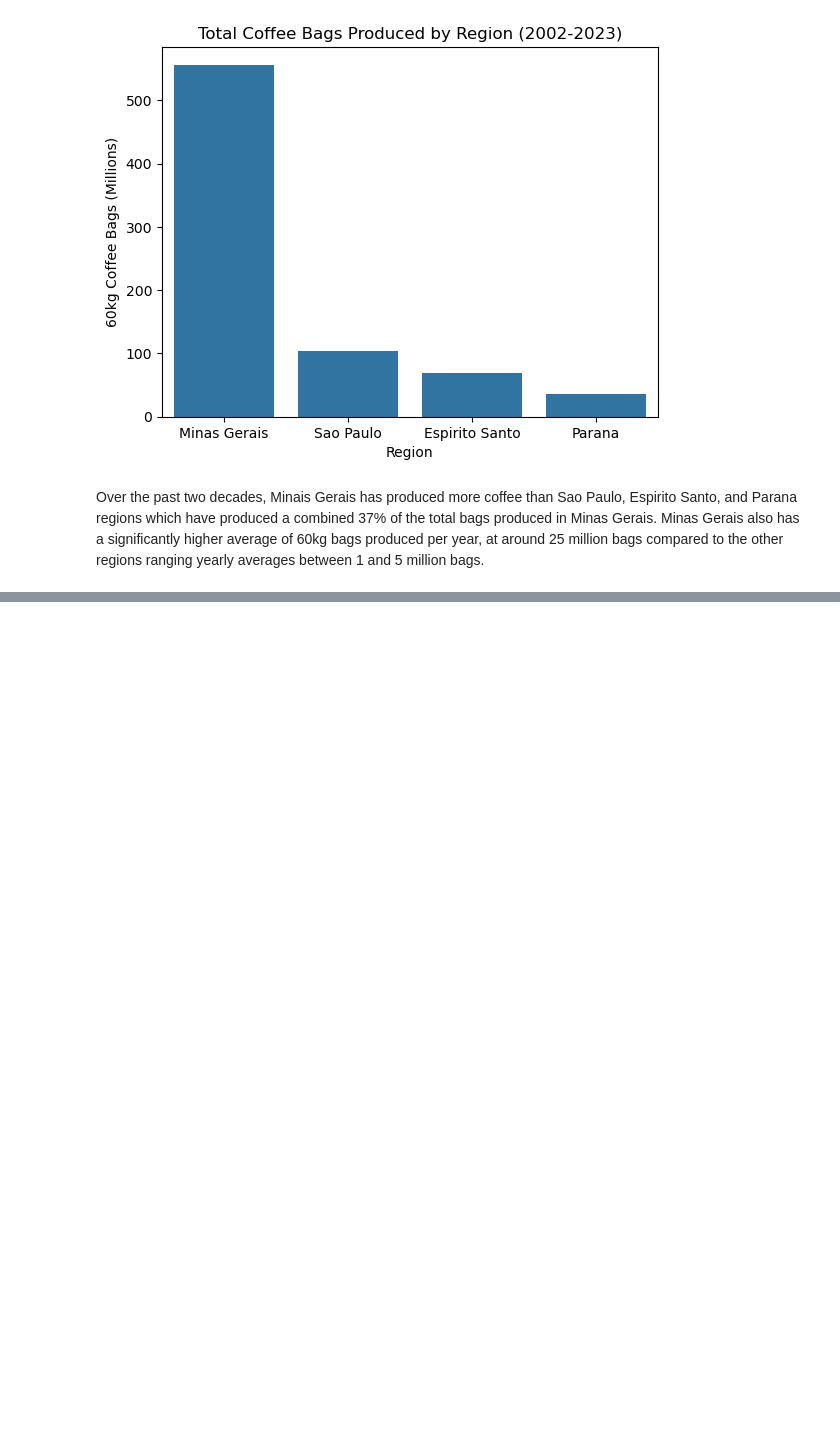
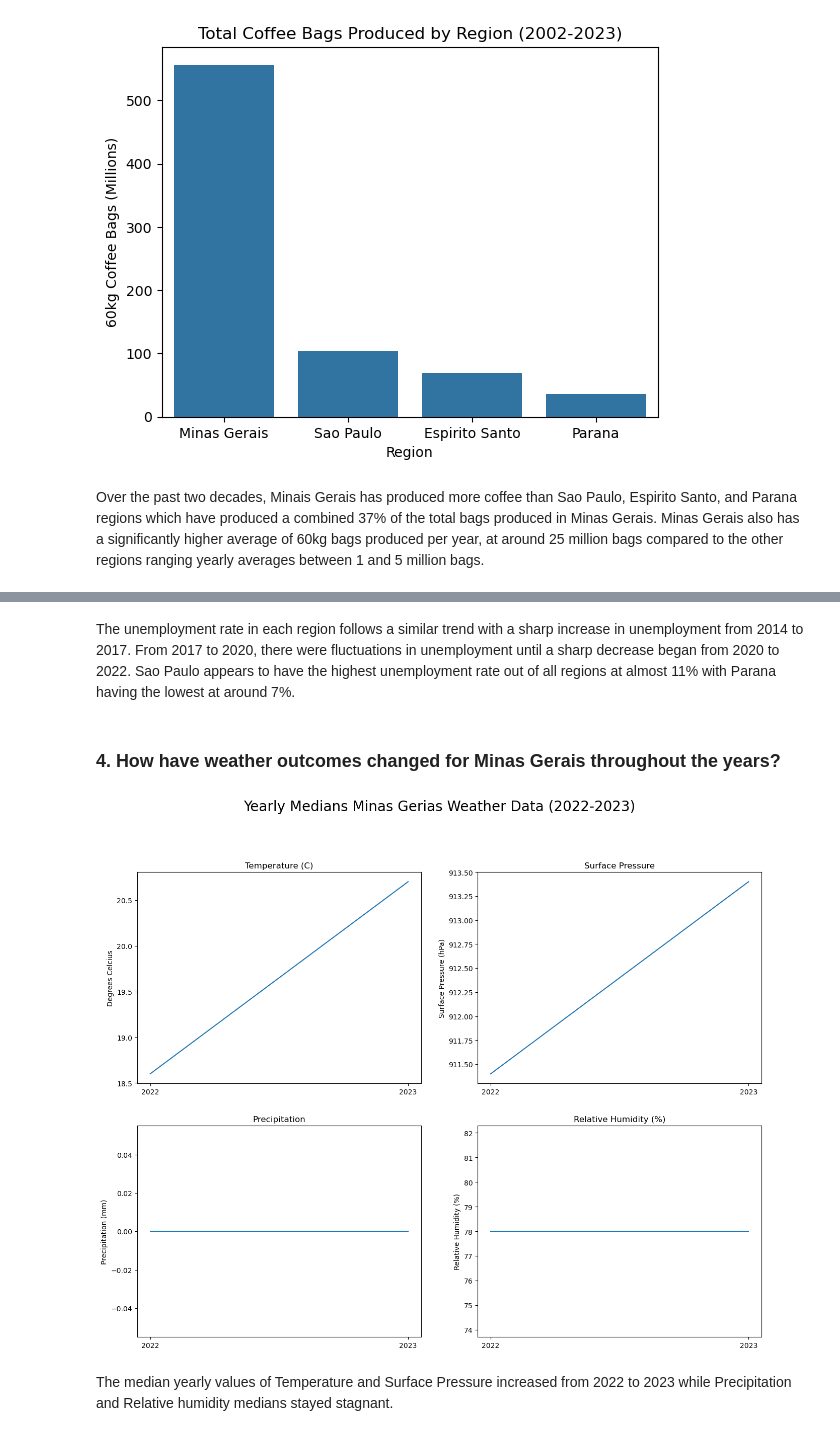
Before and after one commit to life-learner-365/weather_api, a Jupyter notebook: notebooks/explore_weather.ipynb, the cells around one changed output, grey strips where cells are left out. Saved outputs shown, nothing was run; the diff lists cells and outputs as text; code cells hidden in the pictures; blank space fills up the shorter version.

```diff
--- a/notebooks/explore_weather.ipynb
+++ b/notebooks/explore_weather.ipynb
@@ -106,0 +146,40 @@ Over the past two decades, Minais Gerais has produced more coffee than Sao Paulo
+# %% [markdown]
+The unemployment rate in each region follows a similar trend with a sharp increase in unemployment from 2014 to 2017. From 2017 to 2020, there were fluctuations in unemployment until a sharp decrease began from 2020 to 2022. Sao Paulo appears to have the highest unemployment rate out of all regions at almost 11% with Parana having the lowest at around 7%.
+# %% [markdown]
+### 4. How have weather outcomes changed for Minas Gerais throughout the years?
+# %%
+# plot weather outcomes in Minas
+fig, ax = plt.subplots(2, 2, figsize = (16, 12))
+
+# plot weather data
+fig.suptitle('Yearly Medians Minas Gerias Weather Data (2022-2023)', x = .5, y = 1, fontsize = 20)
+
+# create yearly data variable
+yearly_data = pd.read_csv('../data/csv/yearly_data_weather_harvest.csv')
+
+#convert year type to string
+yearly_data.Year = yearly_data.Year.astype(str)
+
+# plot temp
+ax[0, 0].plot(yearly_data.Year, yearly_data['Temperature (C)']);
+ax[0, 0].set_title('Temperature (C)');
+ax[0, 0].set_ylabel('Degrees Celcius');
+
+# plot surface pressure
+ax[0, 1].plot(yearly_data.Year, yearly_data['Surface Pressure (hPa)']);
+ax[0, 1].set_title('Surface Pressure');
+ax[0, 1].set_ylabel('Surface Pressure (hPa)');
+
+# plot precipitation
+ax[1, 0].plot(yearly_data.Year, yearly_data['Precipitation (mm)']);
+ax[1, 0].set_title('Precipitation');
+ax[1, 0].set_ylabel('Precipitation (mm)');
+
+# plot relative humidity
+ax[1, 1].plot(yearly_data.Year, yearly_data['Relative Humidity (%)']);
+ax[1, 1].set_title('Relative Humidity (%)');
+ax[1, 1].set_ylabel('Relative Humidity (%)');
+# %% [output]
+[figure, added]
+# %% [markdown]
+The median yearly values of Temperature and Surface Pressure increased from 2022 to 2023 while Precipitation and Relative humidity medians stayed stagnant.
```
Also changed, not shown: parts of 3 cells of this notebook, 1 other file.
